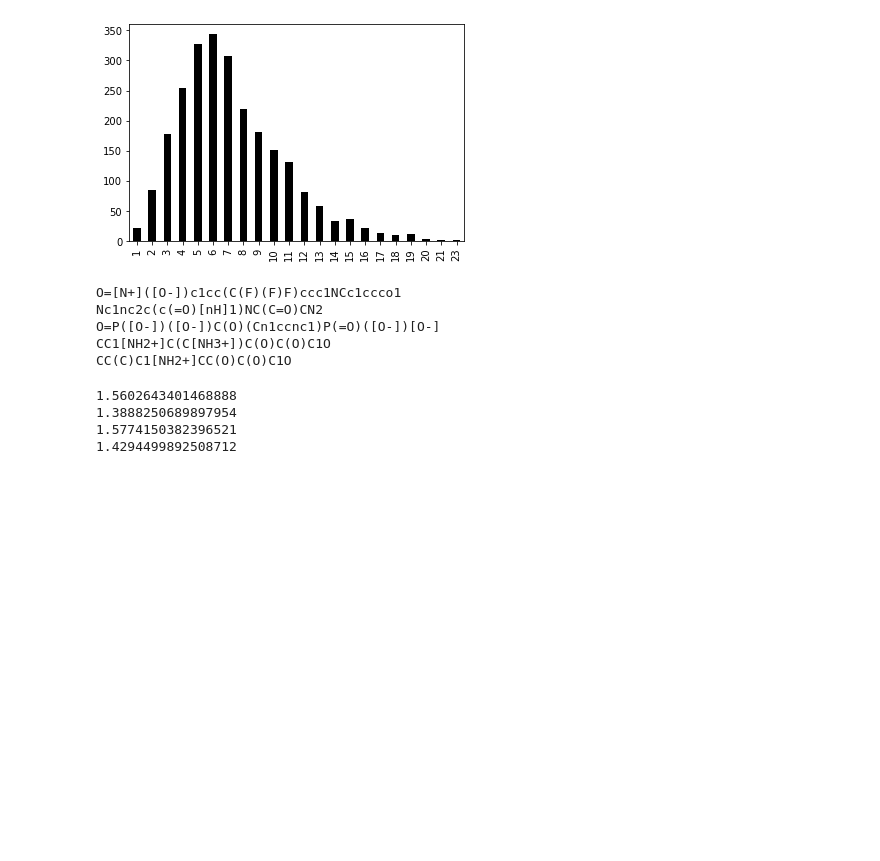
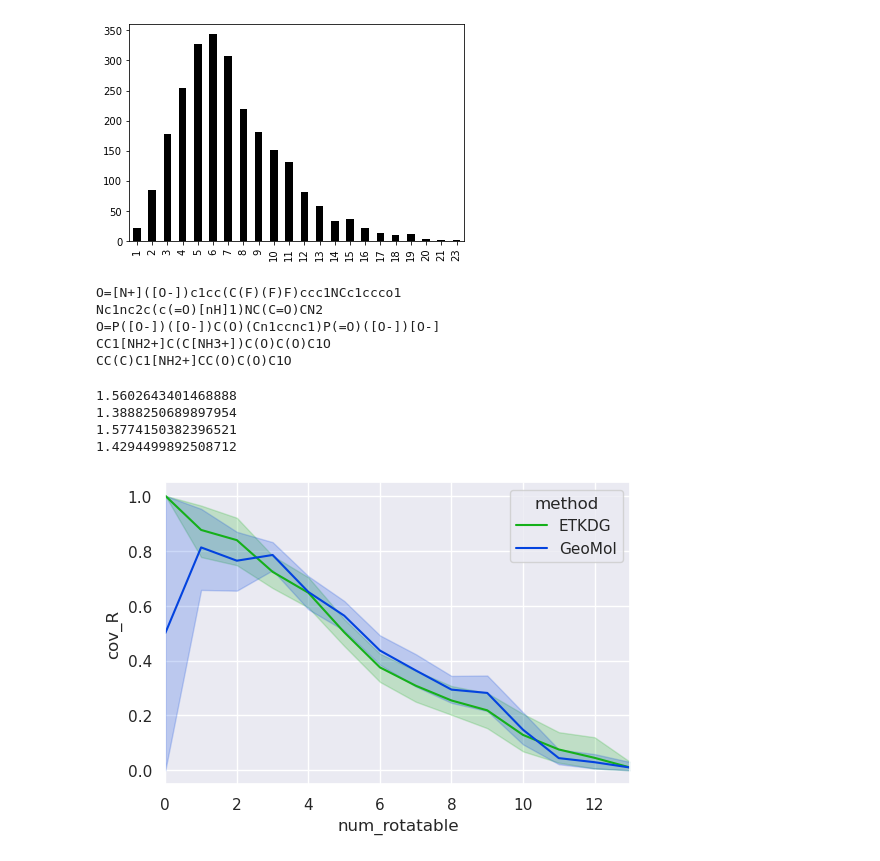
Before and after one commit to PattanaikL/GeoMol, a Jupyter notebook: visualize_confs.ipynb, the cells around one changed output. Cells and saved outputs as stored; diff of their text form; code cells hidden in the pictures; blank space fills up the shorter version.

```diff
--- a/visualize_confs.ipynb
+++ b/visualize_confs.ipynb
@@ -289,3 +300,45 @@ print(np.median(rdkdata))
 1.3888250689897954
 1.5774150382396521
 1.4294499892508712
+# %%
+import pandas as pd
+import numpy as np
+from math import sqrt
+from matplotlib import pyplot
+import matplotlib.pyplot as plt
+import seaborn as sns
+from matplotlib.pyplot import MultipleLocator
+
+rdkfile = "/pubhome/qcxia02/git-repo/AI-CONF/datasets/GeoMol/test/drugs-split0/12-19-20-5/test_rdkit-th1.25-maxm100.csv"
+geofile = "/pubhome/qcxia02/git-repo/AI-CONF/datasets/GeoMol/test/drugs-split0/12-19-20-5/test_GeoMol-th1.25-maxm100.csv"
+
+# rdkfile = "/pubhome/qcxia02/git-repo/AI-CONF/datasets/GeoMol/test/drugs-split0/12-19-20-5/test_rdkit-th1.25-removeH-maxm100.csv"
+# geofile = "/pubhome/qcxia02/git-repo/AI-CONF/datasets/GeoMol/test/drugs-split0/12-19-20-5/test_GeoMol-th1.25-removeH-maxm100.csv"
+data_rdk = pd.read_csv(rdkfile)
+data_rdk['method'] = "ETKDG"
+data_geo = pd.read_csv(geofile)
+data_geo['method'] = "GeoMol"
+data_total = pd.concat([data_rdk, data_geo])
+# print(data_total)
+
+# """
+# %%
+plt.figure(dpi=100)
+sns.set_theme(style="darkgrid")
+# sns.set(rc={'figure.figsize':(16,12)})
+# palette = sns.xkcd_palette(["orange", "green"])
+palette = sns.xkcd_palette(["green", "blue"])
+
+# Plot the responses for different events and regions
+ax = sns.lineplot(x="num_rotatable", y="cov_R",
+            hue="method",
+            # style="",
+            data=data_total,
+            palette=palette
+            )
+ax.set_xlim(0,13)
+x_major_locator=MultipleLocator(2)
+ax.xaxis.set_major_locator(x_major_locator)
+# """
+# %% [output]
+[figure, added]
```
Also changed, not shown: parts of 6 cells of this notebook, 12 other files.
